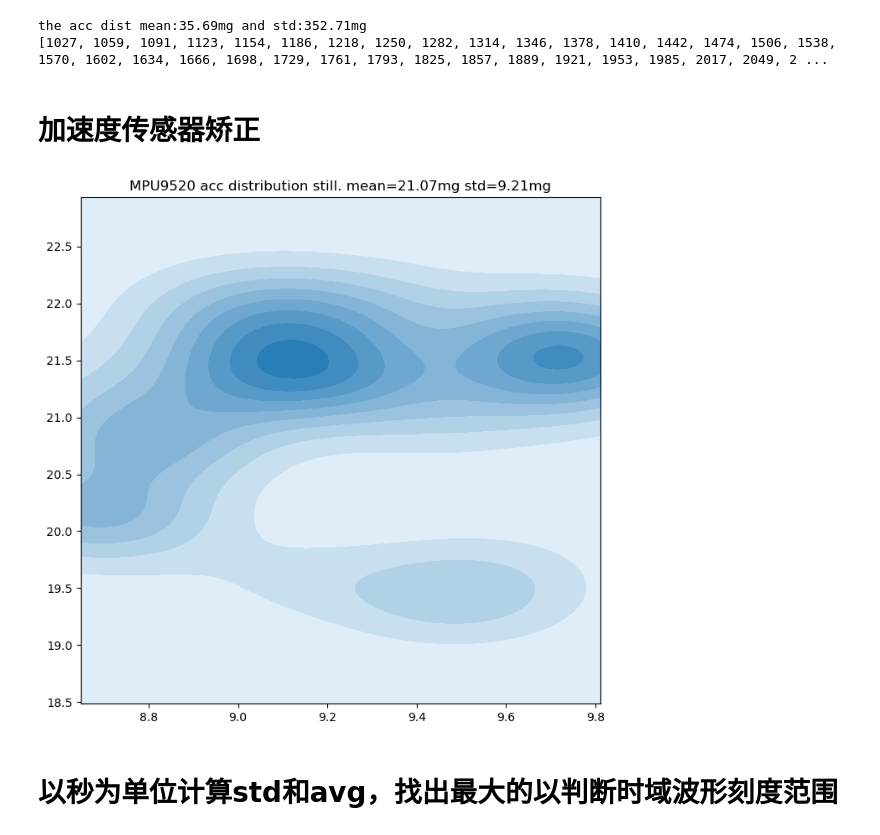
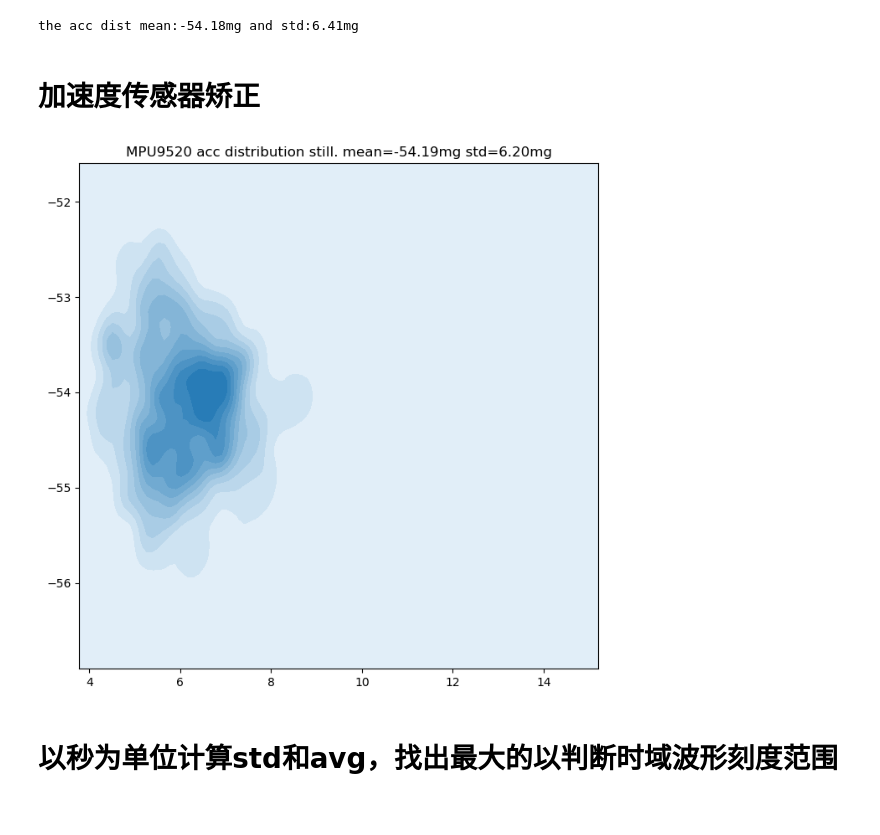
Before and after one commit to techyoung-edu/sleepmonitor, a Jupyter notebook: data2frames.ipynb, the cells around one changed output. Saved outputs shown, nothing was run; the diff lists cells and outputs as text; code cells hidden in the pictures.

```diff
--- a/data2frames.ipynb
+++ b/data2frames.ipynb
@@ -22,6 +18,6 @@ csv_filename = "raw data/downs.csv"
 # %%
+csv_filename = "Breath.csv"
 df = pd.read_csv(csv_filename, names=["time", "us", "acc","ws","label"])
-df.dropna()  # eliminate rows with null value
-df[df.isnull().values == True]
+df.head(5)
 # %% [output]
 |  | time | us | acc | ws | label |
@@ -56,40 +37,38 @@ acc_std  = np.std(acc_list)
 acc_mean_str = "{:.2f}".format(acc_mean)
 acc_std_str = "{:.2f}".format(acc_std)
 print("the acc dist mean:%.2fmg and std:%.2fmg" %(acc_mean,acc_std))
-print(acc_ms,len(acc_ms),len(df))
 # %% [output]
-the acc dist mean:35.69mg and std:352.71mg
-[1027, 1059, 1091, 1123, 1154, 1186, 1218, 1250, 1282, 1314, 1346, 1378, 1410, 1442, 1474, 1506, 1538, 1570, 1602, 1634, 1666, 1698, 1729, 1761, 1793, 1825, 1857, 1889, 1921, 1953, 1985, 2017, 2049, 2 ...
+the acc dist mean:-54.18mg and std:6.41mg
 # %% [markdown]
 # 加速度传感器矫正
 # %%
 # 加速度传感器校准用
 CONST_STATIC_WINDOW = 64
 static_mean_list = []
 static_std_list  = []
 #遍历加速度，寻找传感器安静的时间段，记录它的avg和std
 for k in tqdm(range(CONST_STATIC_WINDOW,acc_list.size,1)):
     acc_list_slice = acc_list[k-CONST_STATIC_WINDOW:k]
     acc_mean = np.mean(acc_list_slice)
     acc_std  = np.std(acc_list_slice)
-    if acc_std < 10:
+    if acc_std < 20:
         static_std_list.append(acc_std)
         static_mean_list.append(acc_mean)
 pass
 static_mean = np.mean(static_mean_list)
 static_std = np.mean(static_std_list)
 static_mean_str = "{:.2f}".format(static_mean)
 static_std_str = "{:.2f}".format(static_std)
 # print(static_std_list)
 bins=np.arange(np.min(static_std_list),np.max(static_std_list),0.1)
 plt.figure(figsize=(8, 8), dpi=100)
 ax = plt.subplot()
 ax.set_xlim(np.min(static_std_list), np.max(static_std_list))
 sns.kdeplot(static_std_list,static_mean_list,shade=True)
 plt.title("MPU9520 acc distribution still. mean="+static_mean_str+"mg std="+static_std_str+"mg")
-plt.savefig("dir_frames_downs/static.png")
+plt.savefig("static.png")
 # %% [output]
-[figure, old version]
+[figure, new version]
 # %%
 acc_list = acc_list - static_mean # 将加速度列表矫正到0
 # %% [markdown]
```
Also changed, not shown: parts of 8 cells of this notebook.
